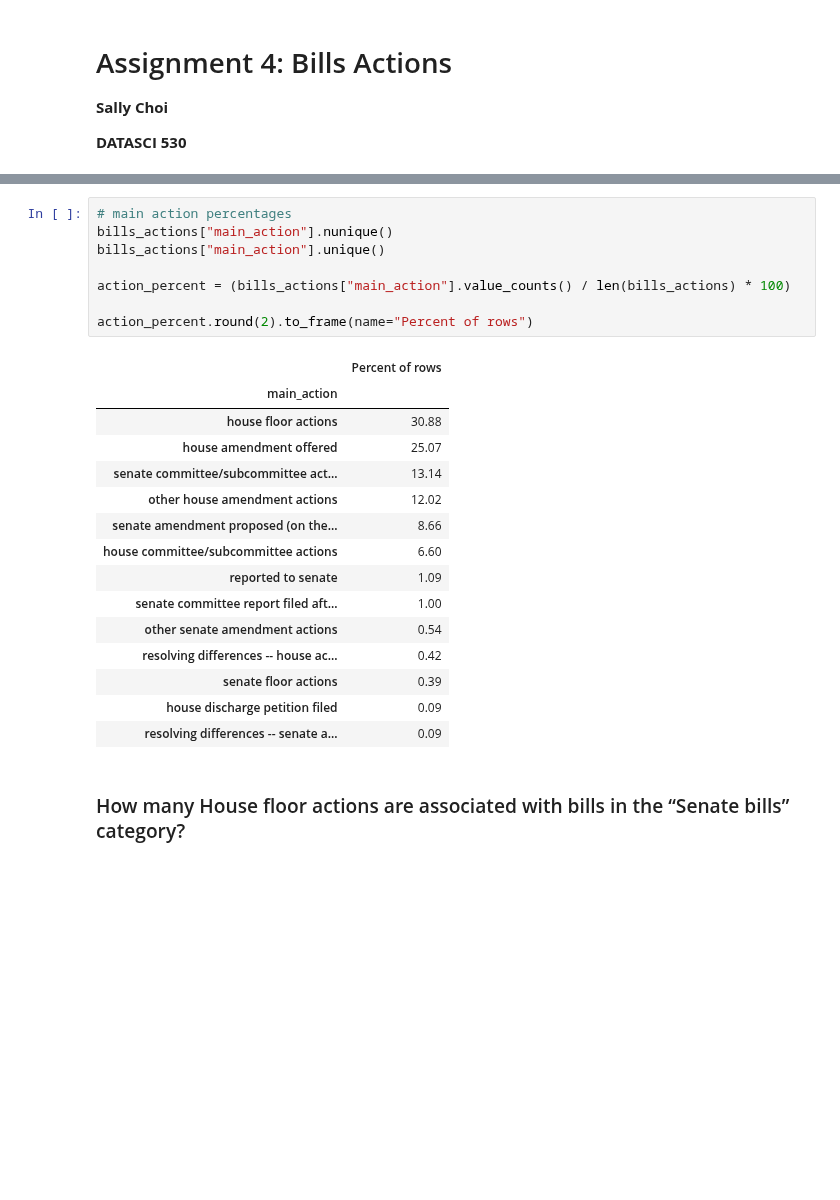
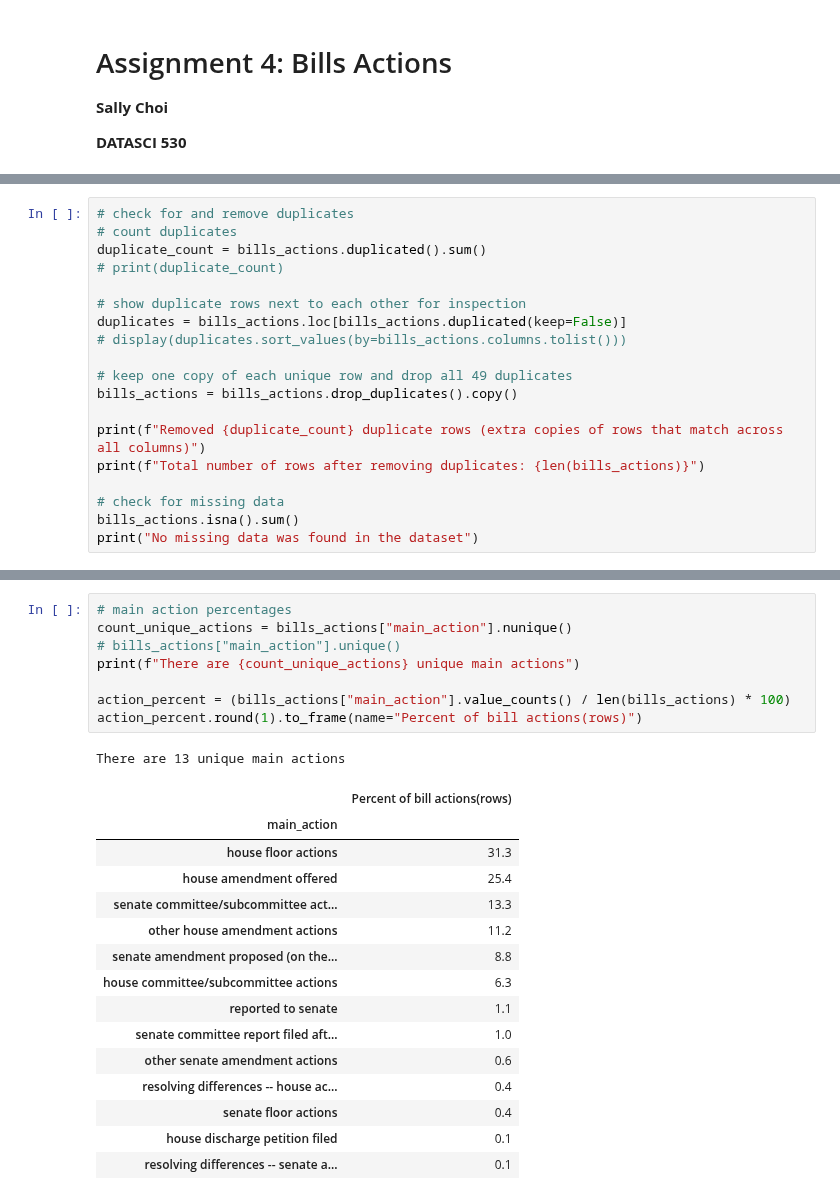
Before and after one commit to sallyyc/datasci530fall2026, a Jupyter notebook: Assignments/Assignment 4/Assignment 4.ipynb, the cells around one changed output, grey strips where cells are left out. Saved outputs shown, nothing was run; the diff lists cells and outputs as text; blank space fills up the shorter version.

```diff
--- a/Assignments/Assignment 4/Assignment 4.ipynb
+++ b/Assignments/Assignment 4/Assignment 4.ipynb
@@ -72,0 +38,19 @@ dtype: object
+# %%
+# check for and remove duplicates
+# count duplicates
+duplicate_count = bills_actions.duplicated().sum()
+# print(duplicate_count)
+
+# show duplicate rows next to each other for inspection
+duplicates = bills_actions.loc[bills_actions.duplicated(keep=False)]
+# display(duplicates.sort_values(by=bills_actions.columns.tolist()))
+
+# keep one copy of each unique row and drop all 49 duplicates
+bills_actions = bills_actions.drop_duplicates().copy()
+
+print(f"Removed {duplicate_count} duplicate rows (extra copies of rows that match across all columns)")
+print(f"Total number of rows after removing duplicates: {len(bills_actions)}")
+
+# check for missing data
+bills_actions.isna().sum()
+print("No missing data was found in the dataset")
@@ -90,26 +126,25 @@ category_percent.round(2).to_frame(name="Percent of rows")
 # %%
 # main action percentages
-bills_actions["main_action"].nunique()
-bills_actions["main_action"].unique()
+count_unique_actions = bills_actions["main_action"].nunique()
+# bills_actions["main_action"].unique()
+print(f"There are {count_unique_actions} unique main actions")
 
 action_percent = (bills_actions["main_action"].value_counts() / len(bills_actions) * 100)
-
-action_percent.round(2).to_frame(name="Percent of rows")
+action_percent.round(1).to_frame(name="Percent of bill actions(rows)")
 # %% [output]
+There are 13 unique main actions
-|  | Percent of rows |
+|  | Percent of bill actions(rows) |
 | main_action |  |
-| house floor actions | 30.88 |
-| house amendment offered | 25.07 |
-| senate committee/subcommittee act... | 13.14 |
-| other house amendment actions | 12.02 |
-| senate amendment proposed (on the... | 8.66 |
-| house committee/subcommittee actions | 6.60 |
-| reported to senate | 1.09 |
-| senate committee report filed aft... | 1.00 |
-| other senate amendment actions | 0.54 |
-| resolving differences -- house ac... | 0.42 |
-| senate floor actions | 0.39 |
-| house discharge petition filed | 0.09 |
-| resolving differences -- senate a... | 0.09 |
+| house floor actions | 31.3 |
+| house amendment offered | 25.4 |
+| senate committee/subcommittee act... | 13.3 |
+| other house amendment actions | 11.2 |
+| senate amendment proposed (on the... | 8.8 |
+| house committee/subcommittee actions | 6.3 |
+| reported to senate | 1.1 |
+| senate committee report filed aft... | 1.0 |
+| other senate amendment actions | 0.6 |
+| resolving differences -- house ac... | 0.4 |
+| senate floor actions | 0.4 |
+| house discharge petition filed | 0.1 |
+| resolving differences -- senate a... | 0.1 |
-# %% [markdown]
-### How many House floor actions are associated with bills in the “Senate bills” category?
```
Also changed, not shown: parts of 40 cells of this notebook, 1 other file.
